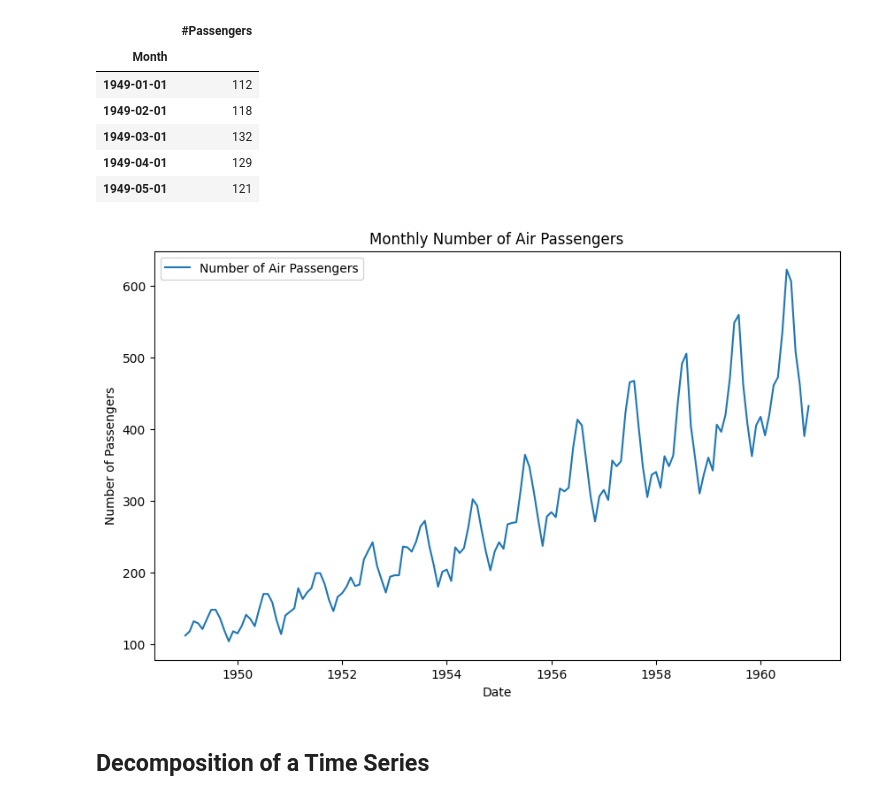
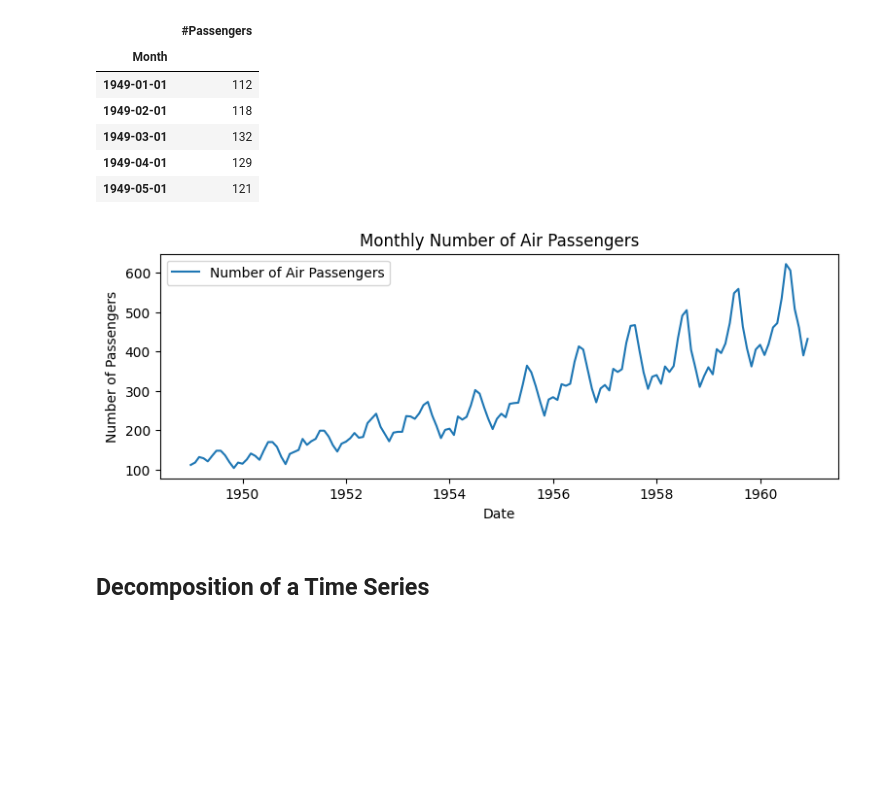
Before and after one commit to amansetu03/DS-Internship-Celebal-Technology, a Jupyter notebook: Week-5-Statistics/Task/Notebook/Task-T1.ipynb, the cells around one changed output. Cells and saved outputs as stored; diff of their text form; code cells hidden in the pictures; blank space fills up the shorter version.

```diff
--- a/Week-5-Statistics/Task/Notebook/Task-T1.ipynb
+++ b/Week-5-Statistics/Task/Notebook/Task-T1.ipynb
@@ -27,15 +27,15 @@ data.head()
 | 1949-05-01 | 121 |
 # %%
 # Plot the time series data
-plt.figure(figsize=(10, 6))
+plt.figure(figsize=(9, 3))
 plt.plot(data, label='Number of Air Passengers')
 plt.title('Monthly Number of Air Passengers')
 plt.xlabel('Date')
 plt.ylabel('Number of Passengers')
 plt.legend()
 plt.show()
 # %% [output]
-[figure, old version]
+[figure, new version]
 # %% [markdown]
 ## Decomposition of a Time Series
 # %%
```
Also changed, not shown: parts of 4 cells of this notebook, 1 other file.
